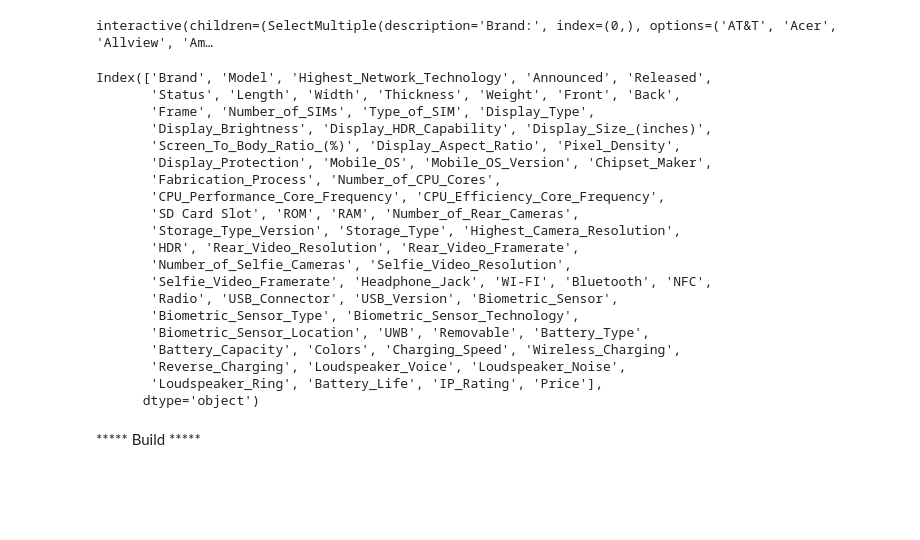
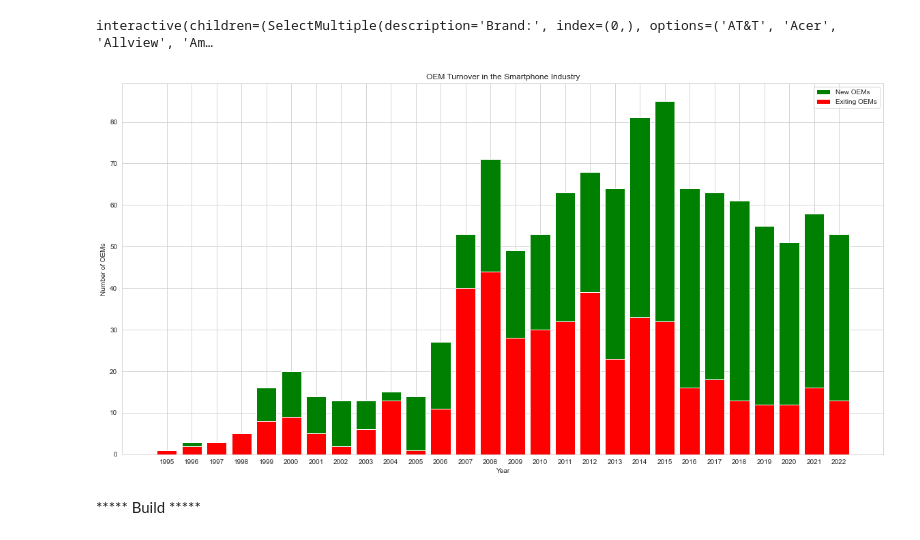
Before and after one commit to AlbertHunduza/Smartphone-Project, a Jupyter notebook: Overview and Analysis.ipynb, the cells around one changed output. Drawn from its saved outputs; the diff is of its cells as text; code cells hidden in the pictures; blank space fills up the shorter version.

Commit message:
added OEM turnover 1.0

```diff
--- a/Overview and Analysis.ipynb
+++ b/Overview and Analysis.ipynb
@@ -230,29 +217,36 @@ def update_plot(brands):
 interact(update_plot, brands=widgets.SelectMultiple(options=brands, value=[brands[0]], description='Brand:'));
 # %% [output]
 interactive(children=(SelectMultiple(description='Brand:', index=(0,), options=('AT&T', 'Acer', 'Allview', 'Am…
-# %%
-cleaned_gsm_arena_data.columns
-# %% [output]
-Index(['Brand', 'Model', 'Highest_Network_Technology', 'Announced', 'Released',
-       'Status', 'Length', 'Width', 'Thickness', 'Weight', 'Front', 'Back',
-       'Frame', 'Number_of_SIMs', 'Type_of_SIM', 'Display_Type',
-       'Display_Brightness', 'Display_HDR_Capability', 'Display_Size_(inches)',
-       'Screen_To_Body_Ratio_(%)', 'Display_Aspect_Ratio', 'Pixel_Density',
-       'Display_Protection', 'Mobile_OS', 'Mobile_OS_Version', 'Chipset_Maker',
-       'Fabrication_Process', 'Number_of_CPU_Cores',
-       'CPU_Performance_Core_Frequency', 'CPU_Efficiency_Core_Frequency',
-       'SD Card Slot', 'ROM', 'RAM', 'Number_of_Rear_Cameras',
-       'Storage_Type_Version', 'Storage_Type', 'Highest_Camera_Resolution',
-       'HDR', 'Rear_Video_Resolution', 'Rear_Video_Framerate',
-       'Number_of_Selfie_Cameras', 'Selfie_Video_Resolution',
-       'Selfie_Video_Framerate', 'Headphone_Jack', 'WI-FI', 'Bluetooth', 'NFC',
-       'Radio', 'USB_Connector', 'USB_Version', 'Biometric_Sensor',
-       'Biometric_Sensor_Type', 'Biometric_Sensor_Technology',
-       'Biometric_Sensor_Location', 'UWB', 'Removable', 'Battery_Type',
-       'Battery_Capacity', 'Colors', 'Charging_Speed', 'Wireless_Charging',
-       'Reverse_Charging', 'Loudspeaker_Voice', 'Loudspeaker_Noise',
-       'Loudspeaker_Ring', 'Battery_Life', 'IP_Rating', 'Price'],
-      dtype='object')
+# %%
+# Filter the data to cut off at 2022
+data = df[df['Release_Year'] <= 2022]
+
+# Identify the new and exiting OEMs for each year
+new_oems = data[data['Release_Year'].diff() > 0]
+exiting_oems = data[data['Release_Year'].diff() < 0]
+
+# Group the data by year and count the number of new and exiting OEMs
+new_oems_count = new_oems.groupby('Release_Year').size()
+exiting_oems_count = exiting_oems.groupby('Release_Year').size()
+
+# Plot the results using superimposed bar graphs
+plt.figure(figsize=(20, 10))
+plt.bar(np.arange(len(new_oems_count)), new_oems_count.values, label='New OEMs', color='green')
+plt.bar(np.arange(len(exiting_oems_count)), exiting_oems_count.values, label='Exiting OEMs', color='red')
+
+# Set the x-axis tick labels to the years
+plt.xticks(np.arange(len(new_oems_count)), new_oems_count.index.astype(int))
+
+# Add labels and title
+plt.xlabel('Year')
+plt.ylabel('Number of OEMs')
+plt.legend()
+plt.title('OEM Turnover in the Smartphone Industry')
+
+# Display the plot
+plt.show()
+# %% [output]
+[figure, added]
 # %% [markdown]
 ***** Build *****
 # %%
```
Also changed, not shown: parts of 2 cells of this notebook.
